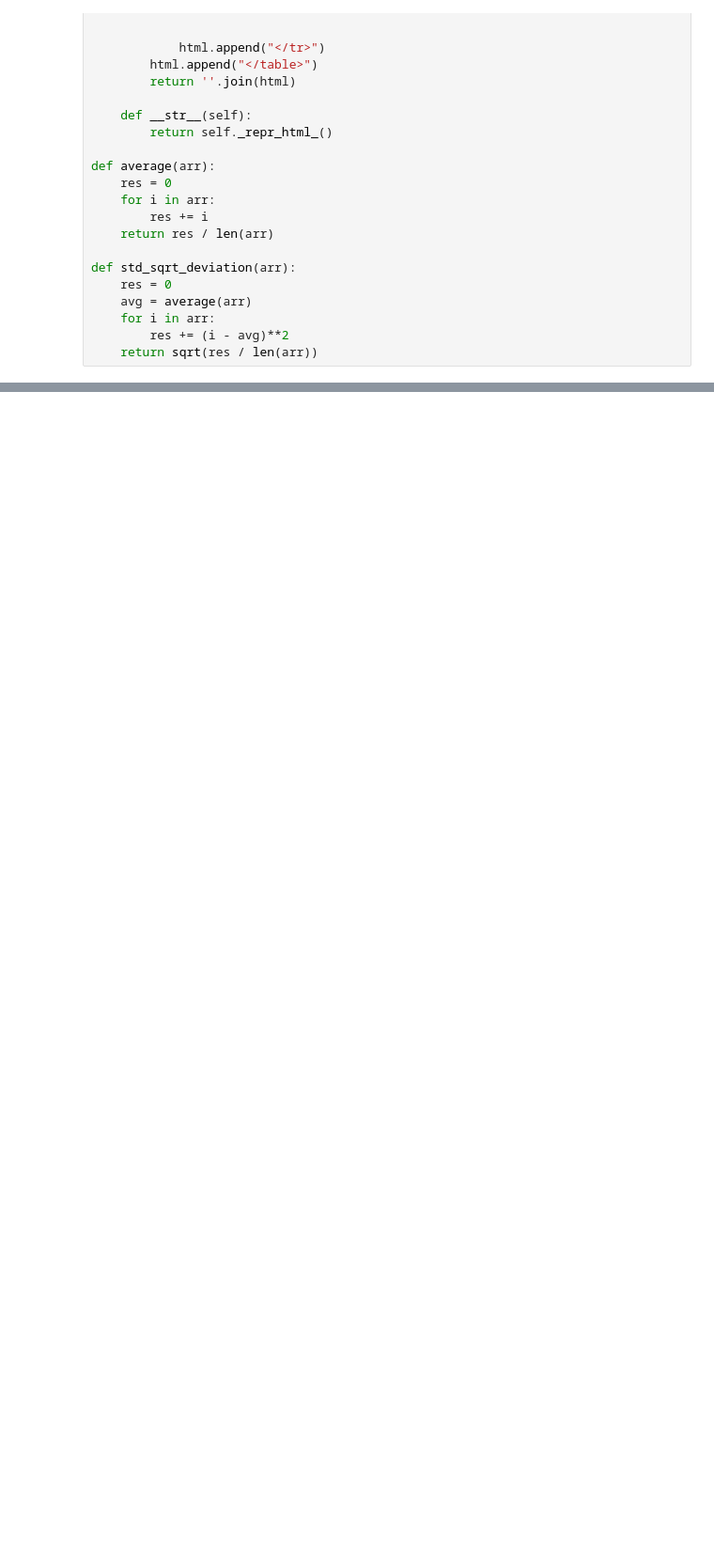
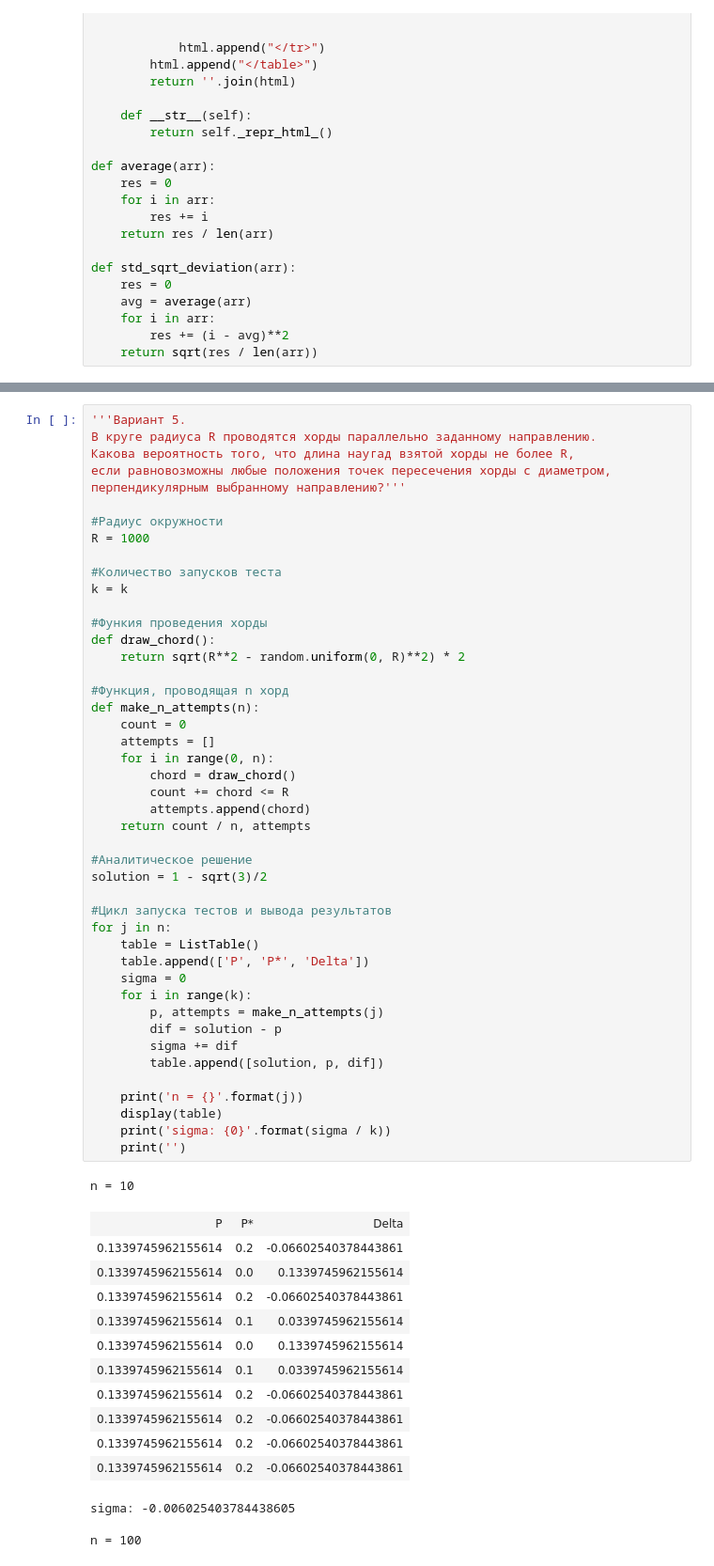
Before and after one commit to Kirich2323/Fishenko, a Jupyter notebook: lab12.ipynb, the cells around one changed output, grey strips where cells are left out. Shown: that part at 94% size. Saved outputs shown, nothing was run; the diff lists cells and outputs as text; blank space fills up the shorter version.

```diff
--- a/lab12.ipynb
+++ b/lab12.ipynb
@@ -373,0 +162,61 @@ The 'normed' kwarg is deprecated, and has been replaced by the 'density' kwarg.
+# %%
+'''Вариант 5.
+В круге радиуса R проводятся хорды параллельно заданному направлению.
+Какова вероятность того, что длина наугад взятой хорды не более R,
+если равновозможны любые положения точек пересечения хорды с диаметром,
+перпендикулярным выбранному направлению?'''
+
+#Радиус окружности
+R = 1000
+
+#Количество запусков теста
+k = k
+
+#Функия проведения хорды
+def draw_chord():
+    return sqrt(R**2 - random.uniform(0, R)**2) * 2
+
+#Функция, проводящая n хорд
+def make_n_attempts(n):
+    count = 0
+    attempts = []
+    for i in range(0, n):
+        chord = draw_chord()
+        count += chord <= R
+        attempts.append(chord)
+    return count / n, attempts
+
+#Аналитическое решение
+solution = 1 - sqrt(3)/2
+
+#Цикл запуска тестов и вывода результатов
+for j in n:
+    table = ListTable()
+    table.append(['P', 'P*', 'Delta'])
+    sigma = 0
+    for i in range(k):
+        p, attempts = make_n_attempts(j)
+        dif = solution - p
+        sigma += dif
+        table.append([solution, p, dif])
+
+    print('n = {}'.format(j))
+    display(table)
+    print('sigma: {0}'.format(sigma / k))
+    print('')
+# %% [output]
+n = 10
+| P | P* | Delta |
+| 0.1339745962155614 | 0.2 | -0.06602540378443861 |
+| 0.1339745962155614 | 0.0 | 0.1339745962155614 |
+| 0.1339745962155614 | 0.2 | -0.06602540378443861 |
+| 0.1339745962155614 | 0.1 | 0.0339745962155614 |
+| 0.1339745962155614 | 0.0 | 0.1339745962155614 |
+| 0.1339745962155614 | 0.1 | 0.0339745962155614 |
+| 0.1339745962155614 | 0.2 | -0.06602540378443861 |
+| 0.1339745962155614 | 0.2 | -0.06602540378443861 |
+| 0.1339745962155614 | 0.2 | -0.06602540378443861 |
+| 0.1339745962155614 | 0.2 | -0.06602540378443861 |
+sigma: -0.006025403784438605
+
+n = 100
```
Also changed, not shown: parts of 39 cells of this notebook.
